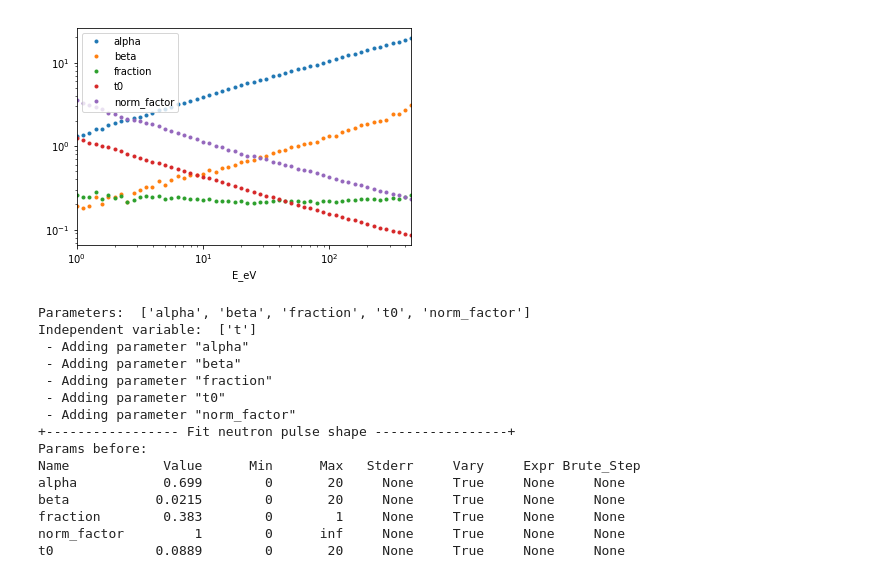
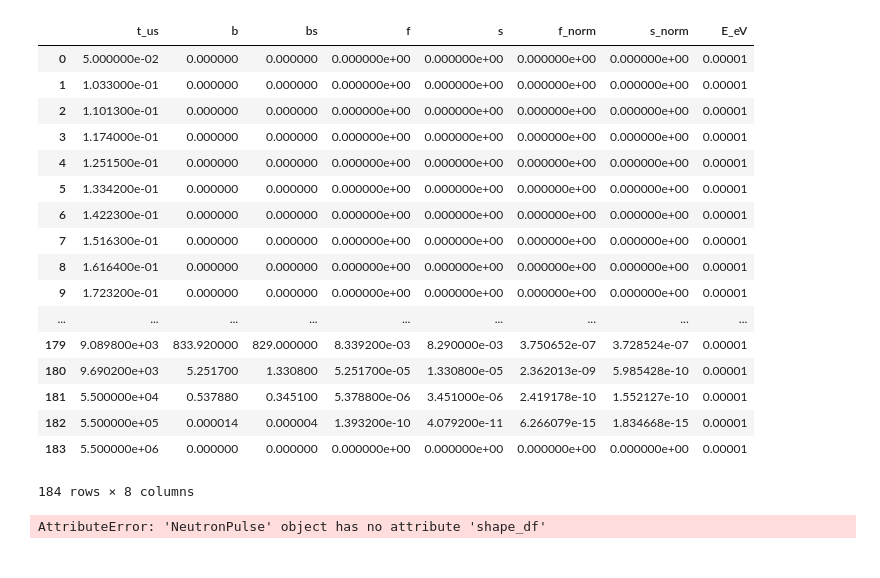
Before and after one commit to ornlneutronimaging/ResoFit, a Jupyter notebook: ResoFit/fit_neutron_pulse_shape.ipynb, the cells around one changed output. Saved outputs shown, nothing was run; the diff lists cells and outputs as text; code cells hidden in the pictures.

```diff
--- a/ResoFit/fit_neutron_pulse_shape.ipynb
+++ b/ResoFit/fit_neutron_pulse_shape.ipynb
@@ -64,4 +69,25 @@ neutron_pulse.param_df_fitted
+# %%
+neutron_pulse.shape_dict[first_e]['data_raw']
+# %% [output]
+|  | t_us | b | bs | f | s | f_norm | s_norm | E_eV |
+| 0 | 5.000000e-02 | 0.000000 | 0.000000 | 0.000000e+00 | 0.000000e+00 | 0.000000e+00 | 0.000000e+00 | 0.00001 |
+| 1 | 1.033000e-01 | 0.000000 | 0.000000 | 0.000000e+00 | 0.000000e+00 | 0.000000e+00 | 0.000000e+00 | 0.00001 |
+| 2 | 1.101300e-01 | 0.000000 | 0.000000 | 0.000000e+00 | 0.000000e+00 | 0.000000e+00 | 0.000000e+00 | 0.00001 |
+| 3 | 1.174000e-01 | 0.000000 | 0.000000 | 0.000000e+00 | 0.000000e+00 | 0.000000e+00 | 0.000000e+00 | 0.00001 |
+| 4 | 1.251500e-01 | 0.000000 | 0.000000 | 0.000000e+00 | 0.000000e+00 | 0.000000e+00 | 0.000000e+00 | 0.00001 |
+| 5 | 1.334200e-01 | 0.000000 | 0.000000 | 0.000000e+00 | 0.000000e+00 | 0.000000e+00 | 0.000000e+00 | 0.00001 |
+| 6 | 1.422300e-01 | 0.000000 | 0.000000 | 0.000000e+00 | 0.000000e+00 | 0.000000e+00 | 0.000000e+00 | 0.00001 |
+| 7 | 1.516300e-01 | 0.000000 | 0.000000 | 0.000000e+00 | 0.000000e+00 | 0.000000e+00 | 0.000000e+00 | 0.00001 |
+| 8 | 1.616400e-01 | 0.000000 | 0.000000 | 0.000000e+00 | 0.000000e+00 | 0.000000e+00 | 0.000000e+00 | 0.00001 |
+| 9 | 1.723200e-01 | 0.000000 | 0.000000 | 0.000000e+00 | 0.000000e+00 | 0.000000e+00 | 0.000000e+00 | 0.00001 |
+| ... | ... | ... | ... | ... | ... | ... | ... | ... |
+| 179 | 9.089800e+03 | 833.920000 | 829.000000 | 8.339200e-03 | 8.290000e-03 | 3.750652e-07 | 3.728524e-07 | 0.00001 |
+| 180 | 9.690200e+03 | 5.251700 | 1.330800 | 5.251700e-05 | 1.330800e-05 | 2.362013e-09 | 5.985428e-10 | 0.00001 |
+| 181 | 5.500000e+04 | 0.537880 | 0.345100 | 5.378800e-06 | 3.451000e-06 | 2.419178e-10 | 1.552127e-10 | 0.00001 |
+| 182 | 5.500000e+05 | 0.000014 | 0.000004 | 1.393200e-10 | 4.079200e-11 | 6.266079e-15 | 1.834668e-15 | 0.00001 |
+| 183 | 5.500000e+06 | 0.000000 | 0.000000 | 0.000000e+00 | 0.000000e+00 | 0.000000e+00 | 0.000000e+00 | 0.00001 |
+184 rows × 8 columns
 # %%
-neutron_pulse.plot_fitted_params()
+neutron_pulse.shape_df
 # %% [output]
-[figure, removed]
+AttributeError: 'NeutronPulse' object has no attribute 'shape_df'
@@ -73,31 +93,0 @@ def loglinear(x, )
-# %%
-my_model = Model(ikeda_carpenter)
-print("Parameters: ", my_model.param_names)
-print("Independent variable: ", my_model.independent_vars)
-
-my_model.set_param_hint('alpha', value=0.699, min=0, max=20)
-my_model.set_param_hint('beta', value=0.0215, min=0, max=20)
-my_model.set_param_hint('fraction', value=0.383, min=0, max=1)
-my_model.set_param_hint('t0', value=0.0889, min=0, max=20)
-my_model.set_param_hint('norm_factor', value=1, min=0, vary=True)
-params = my_model.make_params(verbose=True)
-
-# my_model.print_param_hints()
-print("+----------------- Fit neutron pulse shape -----------------+\nParams before:")
-params.pretty_print()
-# %% [output]
-Parameters:  ['alpha', 'beta', 'fraction', 't0', 'norm_factor']
-Independent variable:  ['t']
- - Adding parameter "alpha"
- - Adding parameter "beta"
- - Adding parameter "fraction"
- - Adding parameter "t0"
- - Adding parameter "norm_factor"
-+----------------- Fit neutron pulse shape -----------------+
-Params before:
-Name            Value      Min      Max   Stderr     Vary     Expr Brute_Step
-alpha           0.699        0       20     None     True     None     None
-beta           0.0215        0       20     None     True     None     None
-fraction        0.383        0        1     None     True     None     None
-norm_factor         1        0      inf     None     True     None     None
-t0             0.0889        0       20     None     True     None     None
```
Also changed, not shown: parts of 33 cells of this notebook, 2 other files.
